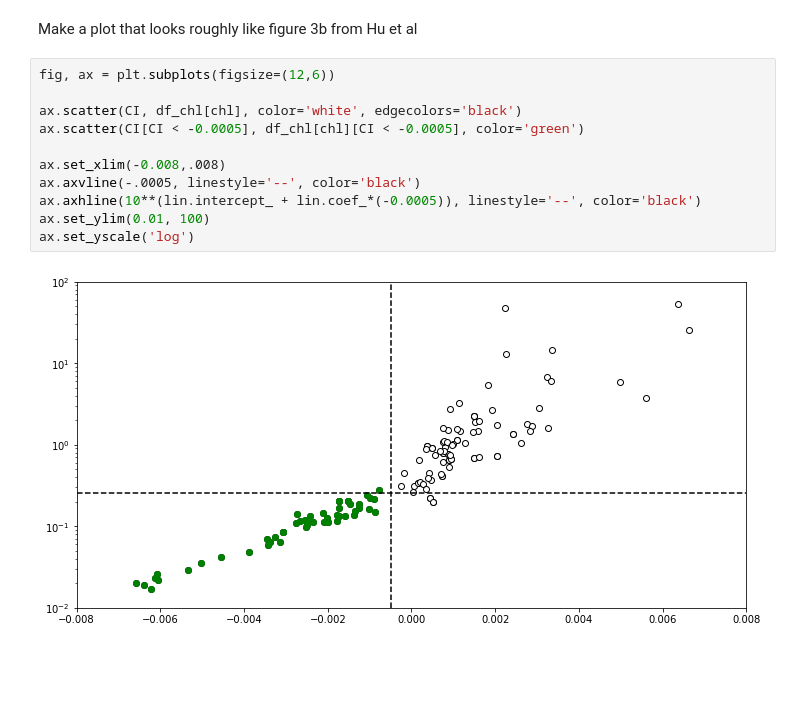
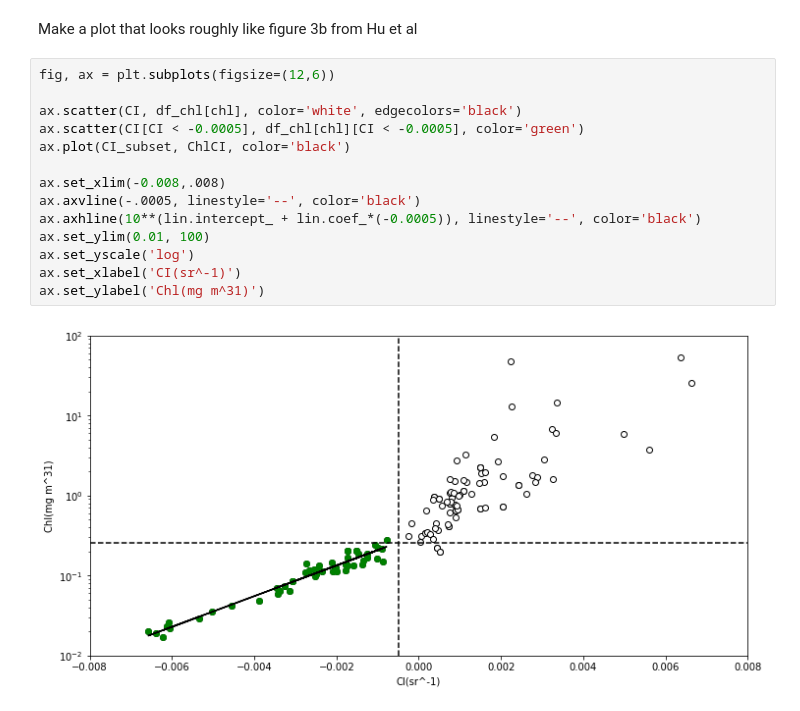
Before and after one commit to marrs-lab/ocean_color, a Jupyter notebook: ocean_color_index_recreating.ipynb, the cells around one changed output. Saved outputs shown, nothing was run; the diff lists cells and outputs as text; blank space fills up the shorter version.

Commit message:
updating to include regression in final figure

```diff
--- a/ocean_color_index_recreating.ipynb
+++ b/ocean_color_index_recreating.ipynb
@@ -266,13 +266,16 @@ Make a plot that looks roughly like figure 3b from Hu et al
 # %%
 fig, ax = plt.subplots(figsize=(12,6))
 
 ax.scatter(CI, df_chl[chl], color='white', edgecolors='black')
 ax.scatter(CI[CI < -0.0005], df_chl[chl][CI < -0.0005], color='green')
+ax.plot(CI_subset, ChlCI, color='black')
 
 ax.set_xlim(-0.008,.008)
 ax.axvline(-.0005, linestyle='--', color='black')
 ax.axhline(10**(lin.intercept_ + lin.coef_*(-0.0005)), linestyle='--', color='black')
 ax.set_ylim(0.01, 100)
 ax.set_yscale('log')
+ax.set_xlabel('CI(sr^-1)')
+ax.set_ylabel('Chl(mg m^31)')
 # %% [output]
-[figure, old version]
+[figure, new version]
```
Also changed, not shown: parts of 1 cell of this notebook.
